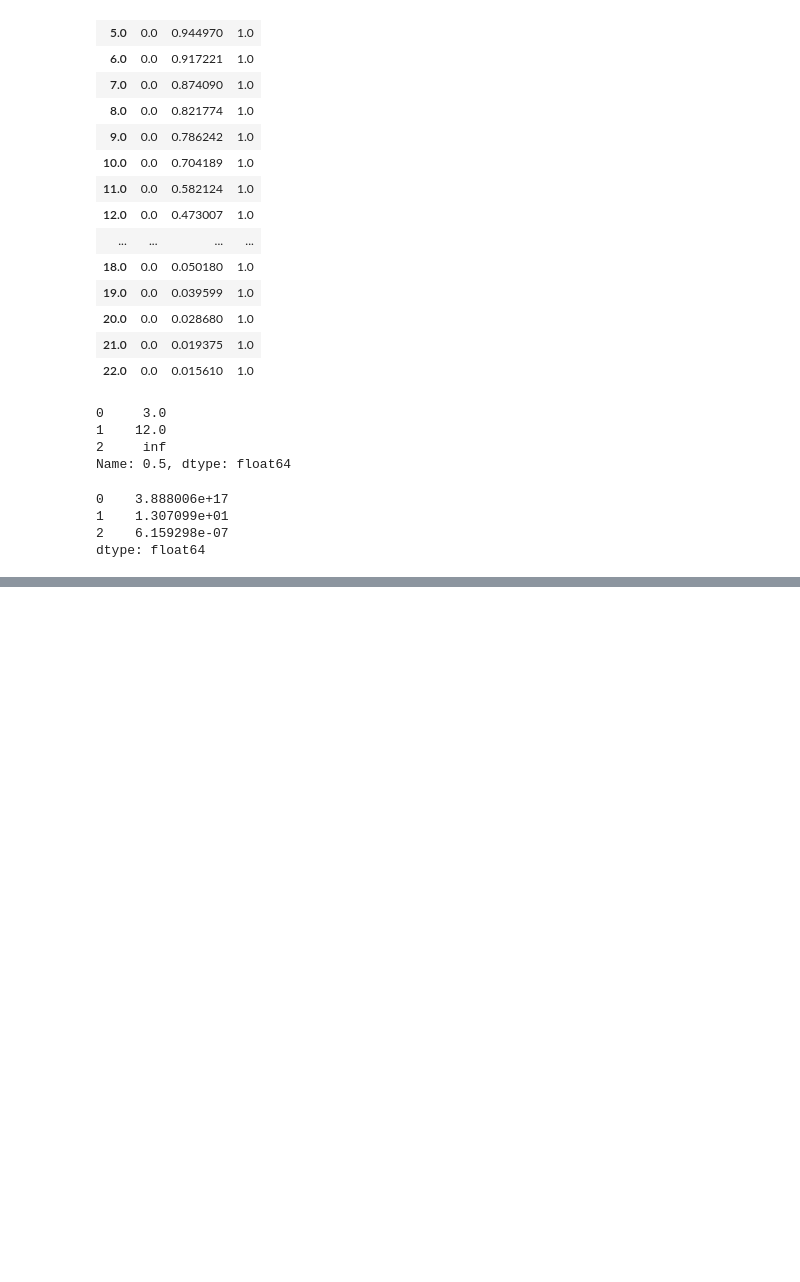
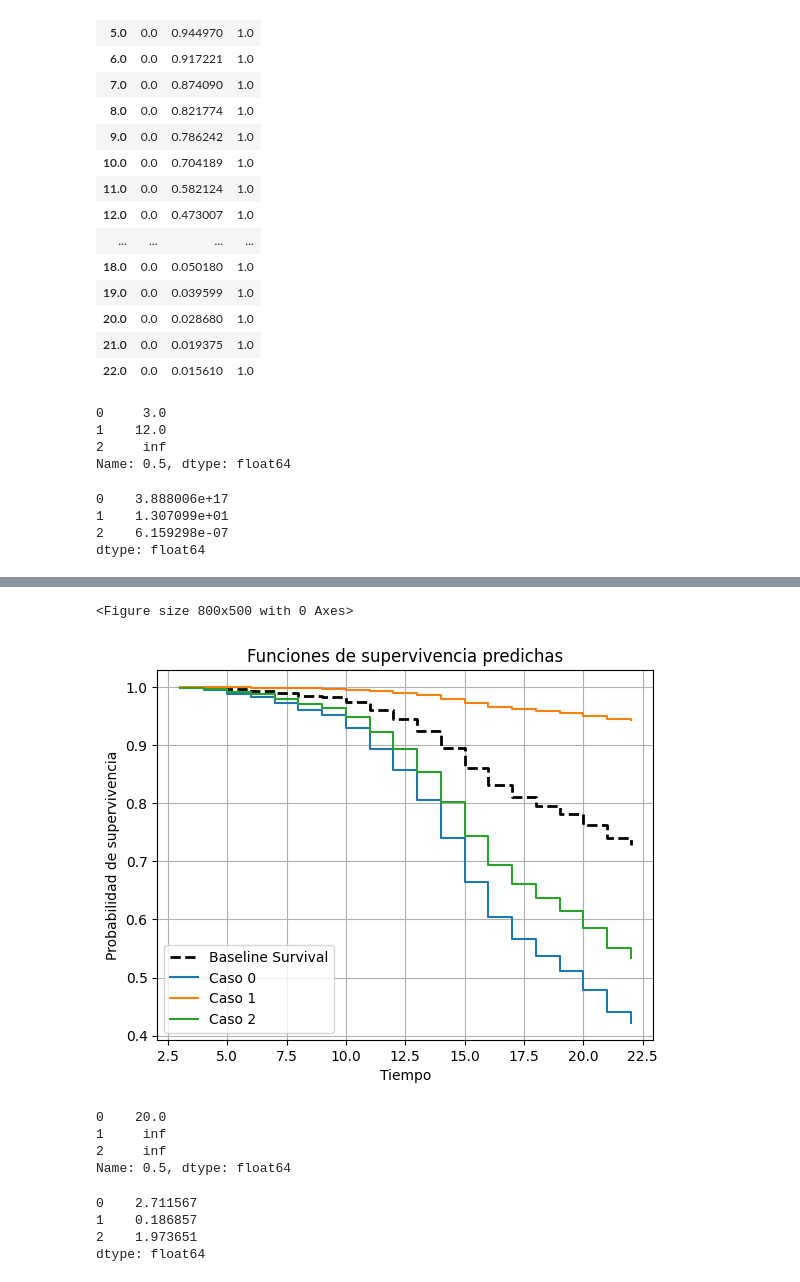
Before and after one commit to aavazquez-go/cdm_prototype, a Jupyter notebook: notebooks/coxph.ipynb, the cells around one changed output, grey strips where cells are left out. Drawn from its saved outputs; the diff is of its cells as text; code cells hidden in the pictures; blank space fills up the shorter version.

```diff
--- a/notebooks/coxph.ipynb
+++ b/notebooks/coxph.ipynb
@@ -439,0 +452,19 @@ dtype: float64
+# %%
+# preprocess new cases
+from sklearn.compose import ColumnTransformer
+cols = df_to_predict.columns.tolist()
+cols.remove('event')
+cols.remove('time')
+
+preprocessor = ColumnTransformer(
+    transformers=[('num', StandardScaler(), cols)],
+    remainder='passthrough',
+    verbose_feature_names_out=True
+)
+
+x_to_predict = preprocessor.fit_transform(df_to_predict).astype('float32')
+
+new_to_predict_df = pd.DataFrame(x_to_predict, columns=df_to_predict.columns)
+
+predict_surv_funct = cph_loaded.predict_survival_function(new_to_predict_df)
+predict_surv_funct
@@ -439,0 +489,3 @@ dtype: float64
+# %%
+bl = cph.baseline_survival_
+bl
@@ -439,0 +510,40 @@ dtype: float64
+# %%
+import matplotlib.pyplot as plt
+
+plt.figure(figsize=(8, 5))
+fig,ax = plt.subplots()
+ax.step(
+    bl.index,
+    bl['baseline survival'],
+    where='post',
+    label='Baseline Survival',
+    linestyle='--',
+    linewidth=2,
+    color='black'
+)
+for i in predict_surv_funct.columns:
+    ax.step(predict_surv_funct.index, predict_surv_funct[i], where='post', label=f'Caso {i}')
+plt.xlabel('Tiempo')
+plt.ylabel('Probabilidad de supervivencia')
+plt.title('Funciones de supervivencia predichas')
+plt.legend()
+plt.grid(True)
+plt.show()
+# %% [output]
+<Figure size 800x500 with 0 Axes>
+[figure, added]
+# %%
+median = cph.predict_median(new_to_predict_df)
+median
+# %% [output]
+0    20.0
+1     inf
+2     inf
+Name: 0.5, dtype: float64
+# %%
+cph.predict_partial_hazard(new_to_predict_df)
+# %% [output]
+0    2.711567
+1    0.186857
+2    1.973651
+dtype: float64
```
Also changed, not shown: parts of 6 cells of this notebook, 10 other files.
